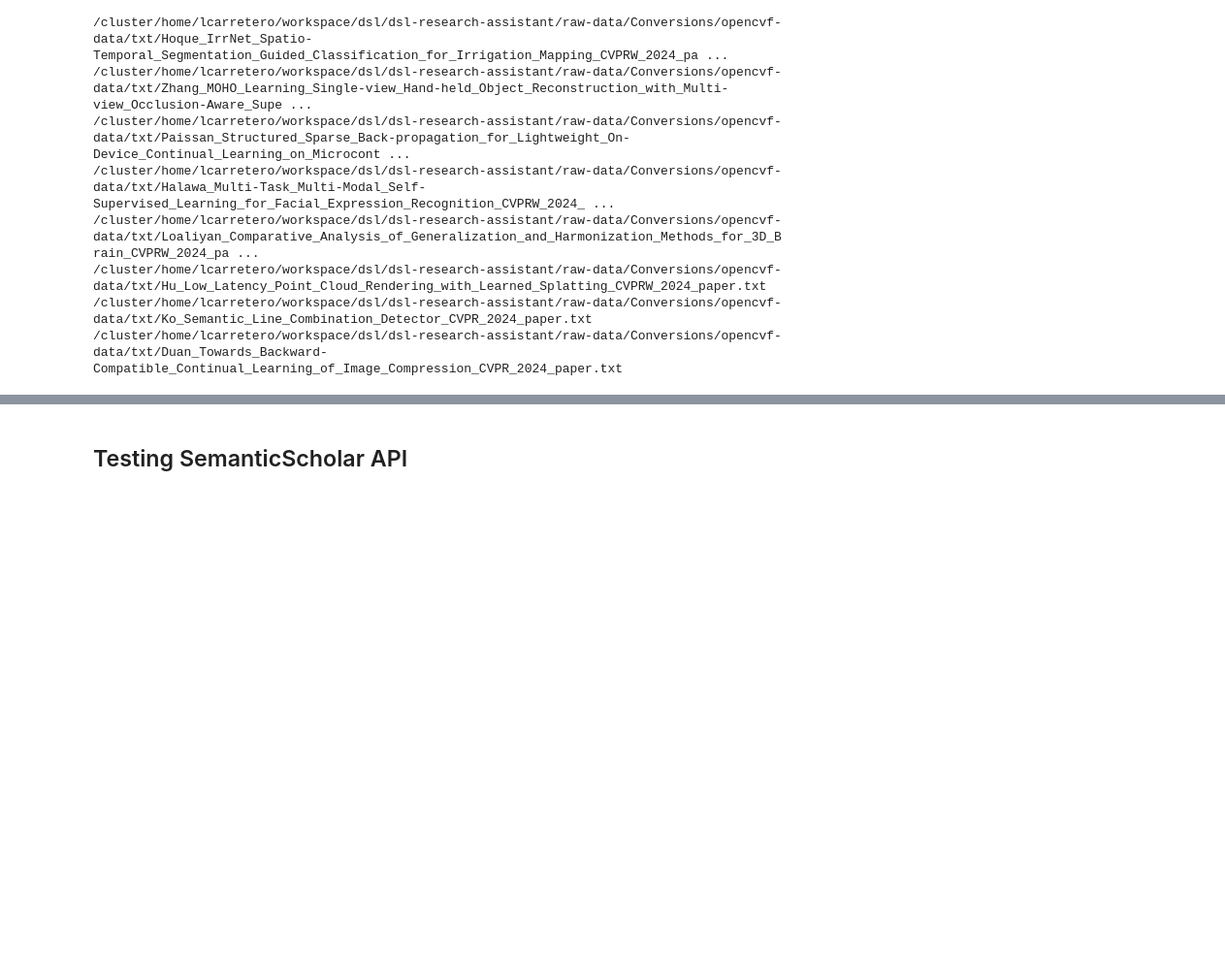
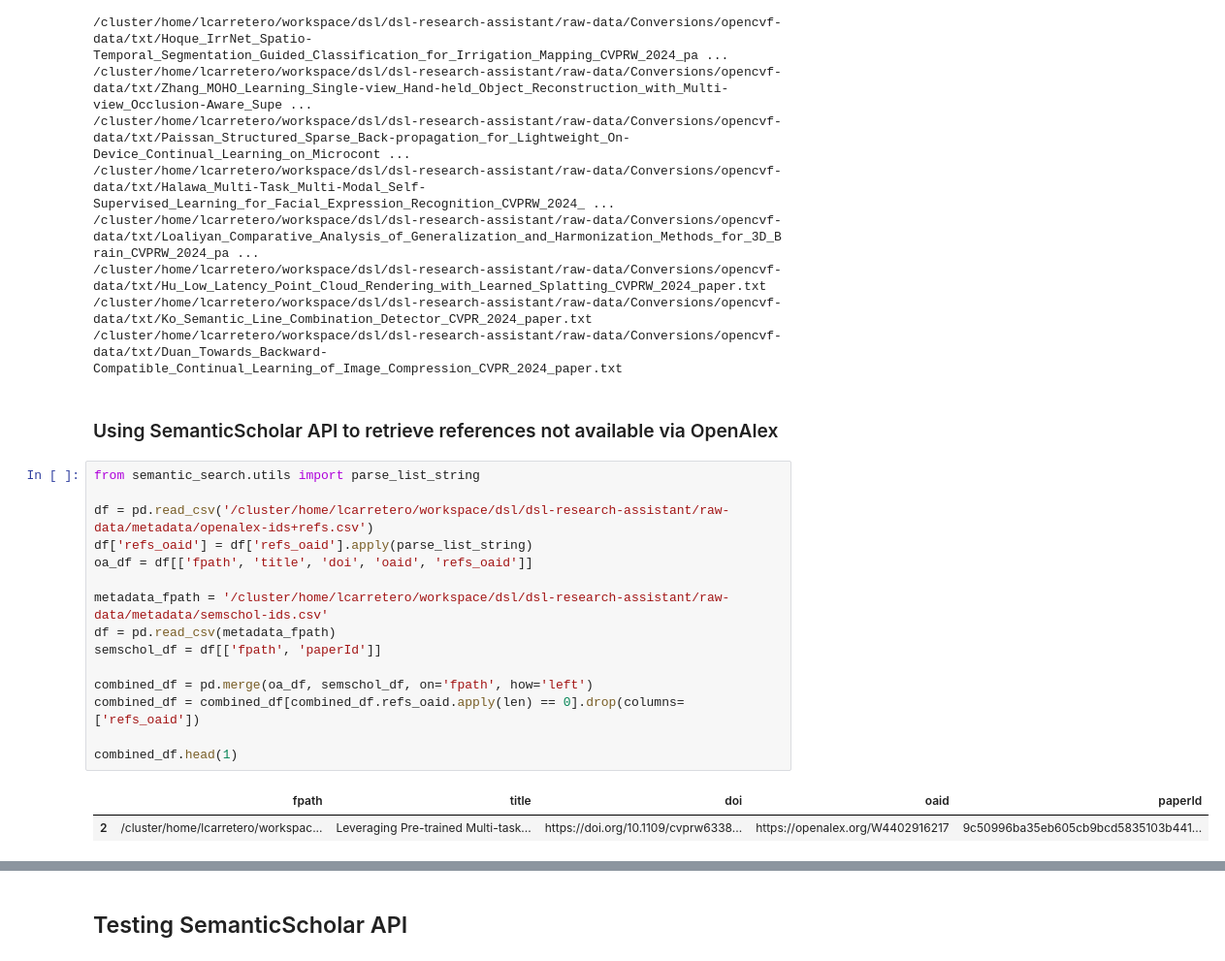
Before and after one commit to LuisCarretero/dsl-research-assistant, a Jupyter notebook: src/semantic_search/dev/retrieval_dev.ipynb, the cells around one changed output, grey strips where cells are left out. Shown at 97% size. Cells and saved outputs as stored; diff of their text form; blank space fills up the shorter version.

```diff
--- a/src/semantic_search/dev/retrieval_dev.ipynb
+++ b/src/semantic_search/dev/retrieval_dev.ipynb
@@ -163,3 +164,23 @@ for fpath in Path(raw_dir).glob("*.txt"):
 /cluster/home/lcarretero/workspace/dsl/dsl-research-assistant/raw-data/Conversions/opencvf-data/txt/Hu_Low_Latency_Point_Cloud_Rendering_with_Learned_Splatting_CVPRW_2024_paper.txt
 /cluster/home/lcarretero/workspace/dsl/dsl-research-assistant/raw-data/Conversions/opencvf-data/txt/Ko_Semantic_Line_Combination_Detector_CVPR_2024_paper.txt
 /cluster/home/lcarretero/workspace/dsl/dsl-research-assistant/raw-data/Conversions/opencvf-data/txt/Duan_Towards_Backward-Compatible_Continual_Learning_of_Image_Compression_CVPR_2024_paper.txt
+# %% [markdown]
+### Using SemanticScholar API to retrieve references not available via OpenAlex
+# %%
+from semantic_search.utils import parse_list_string
+
+df = pd.read_csv('/cluster/home/lcarretero/workspace/dsl/dsl-research-assistant/raw-data/metadata/openalex-ids+refs.csv')
+df['refs_oaid'] = df['refs_oaid'].apply(parse_list_string)
+oa_df = df[['fpath', 'title', 'doi', 'oaid', 'refs_oaid']]
+
+metadata_fpath = '/cluster/home/lcarretero/workspace/dsl/dsl-research-assistant/raw-data/metadata/semschol-ids.csv'
+df = pd.read_csv(metadata_fpath)
+semschol_df = df[['fpath', 'paperId']]
+
+combined_df = pd.merge(oa_df, semschol_df, on='fpath', how='left')
+combined_df = combined_df[combined_df.refs_oaid.apply(len) == 0].drop(columns=['refs_oaid'])
+
+combined_df.head(1)
+# %% [output]
+|  | fpath | title | doi | oaid | paperId |
+| 2 | /cluster/home/lcarretero/workspac... | Leveraging Pre-trained Multi-task... | https://doi.org/10.1109/cvprw6338... | https://openalex.org/W4402916217 | 9c50996ba35eb605cb9bcd5835103b441... |
```
Also changed, not shown: parts of 18 cells of this notebook, 3 other files.
